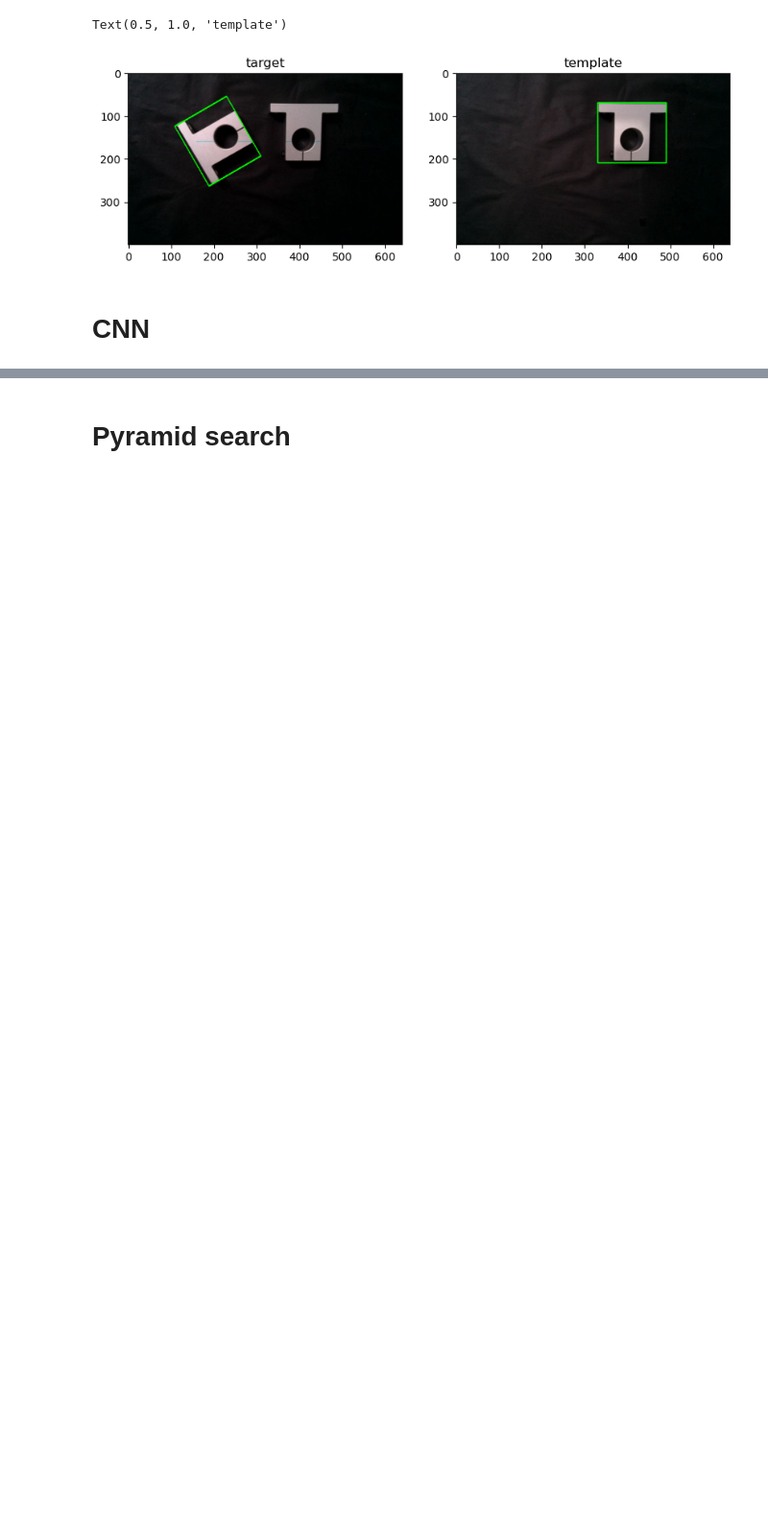
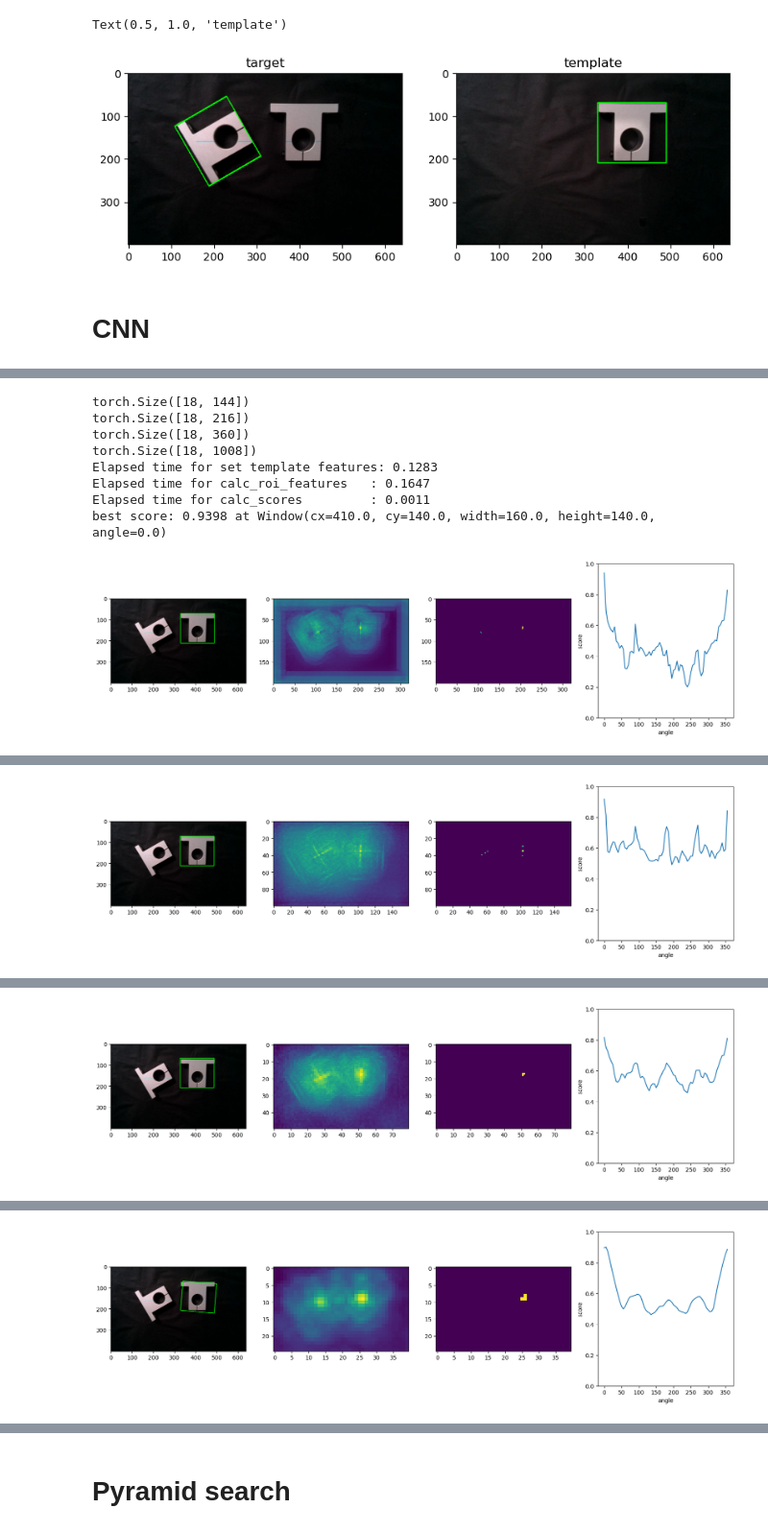
Before and after one commit to bamps53/template_matching, a Jupyter notebook: notebooks/test_pyramid_search.ipynb, the cells around one changed output, grey strips where cells are left out. Shown at 96% size. Drawn from its saved outputs; the diff is of its cells as text; code cells hidden in the pictures; blank space fills up the shorter version.

```diff
--- a/notebooks/test_pyramid_search.ipynb
+++ b/notebooks/test_pyramid_search.ipynb
@@ -119,0 +175,17 @@ Elapsed time for evaluate            : 8.8593
+# %%
+device='cuda'
+feature_extractor = CNN(device=device, pretrained=True)
+roi_feature_extractor = RoIAlignFeatureExtractor(output_size=3, sampling_ratio=2, device=device)
+scorer = MaxCosineSimilarityScorer()
+with timer('evaluate'):
+    evaluate_rotate(feature_extractor, roi_feature_extractor, scorer, template_angle_step=20)
+# %% [output]
+torch.Size([18, 144])
+torch.Size([18, 216])
+torch.Size([18, 360])
+torch.Size([18, 1008])
+Elapsed time for set template features: 0.1283
+Elapsed time for calc_roi_features   : 0.1647
+Elapsed time for calc_scores         : 0.0011
+best score: 0.9398 at Window(cx=410.0, cy=140.0, width=160.0, height=140.0, angle=0.0)
+[figure, added]
@@ -119,0 +195 @@ Elapsed time for evaluate            : 8.8593
+[figure, added]
@@ -119,0 +199 @@ Elapsed time for evaluate            : 8.8593
+[figure, added]
@@ -119,0 +203 @@ Elapsed time for evaluate            : 8.8593
+[figure, added]
```
Also changed, not shown: parts of 14 cells of this notebook, 15 other files.
